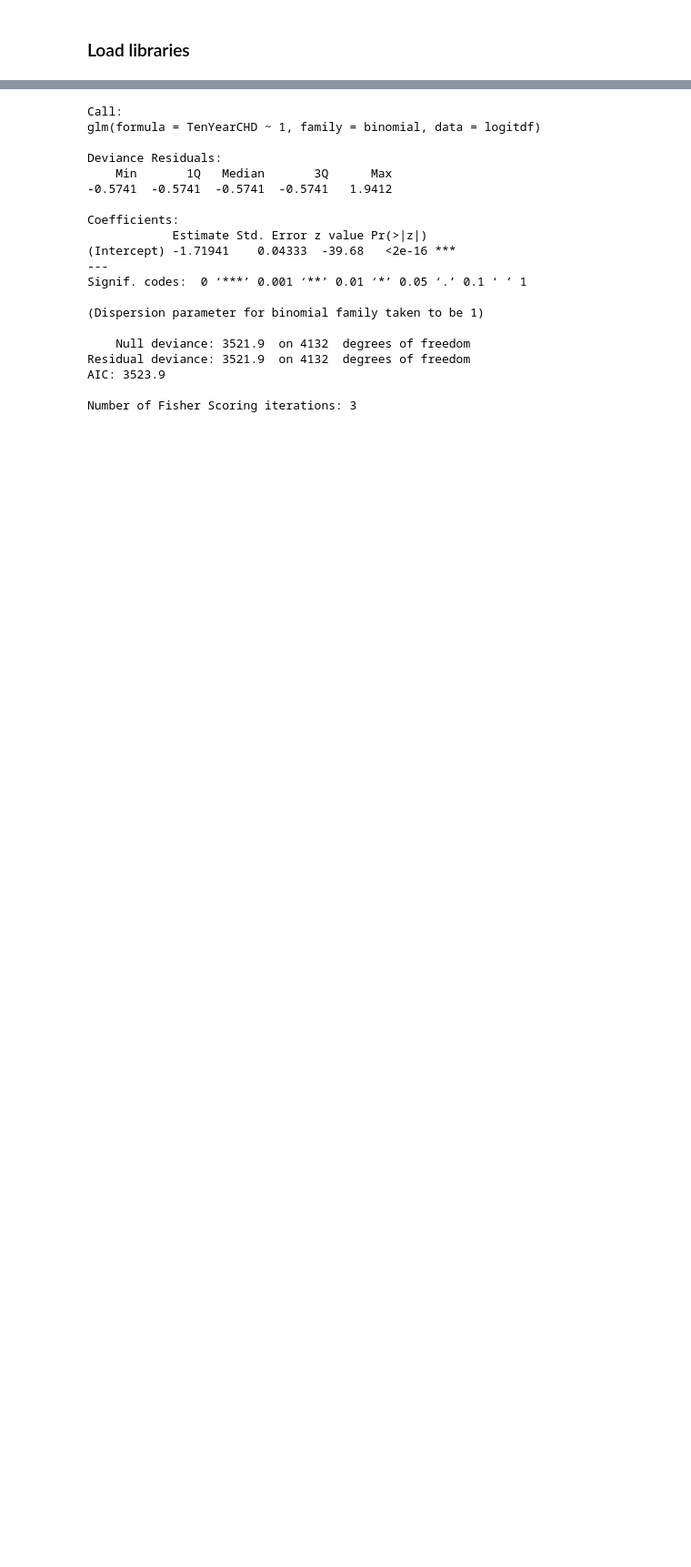
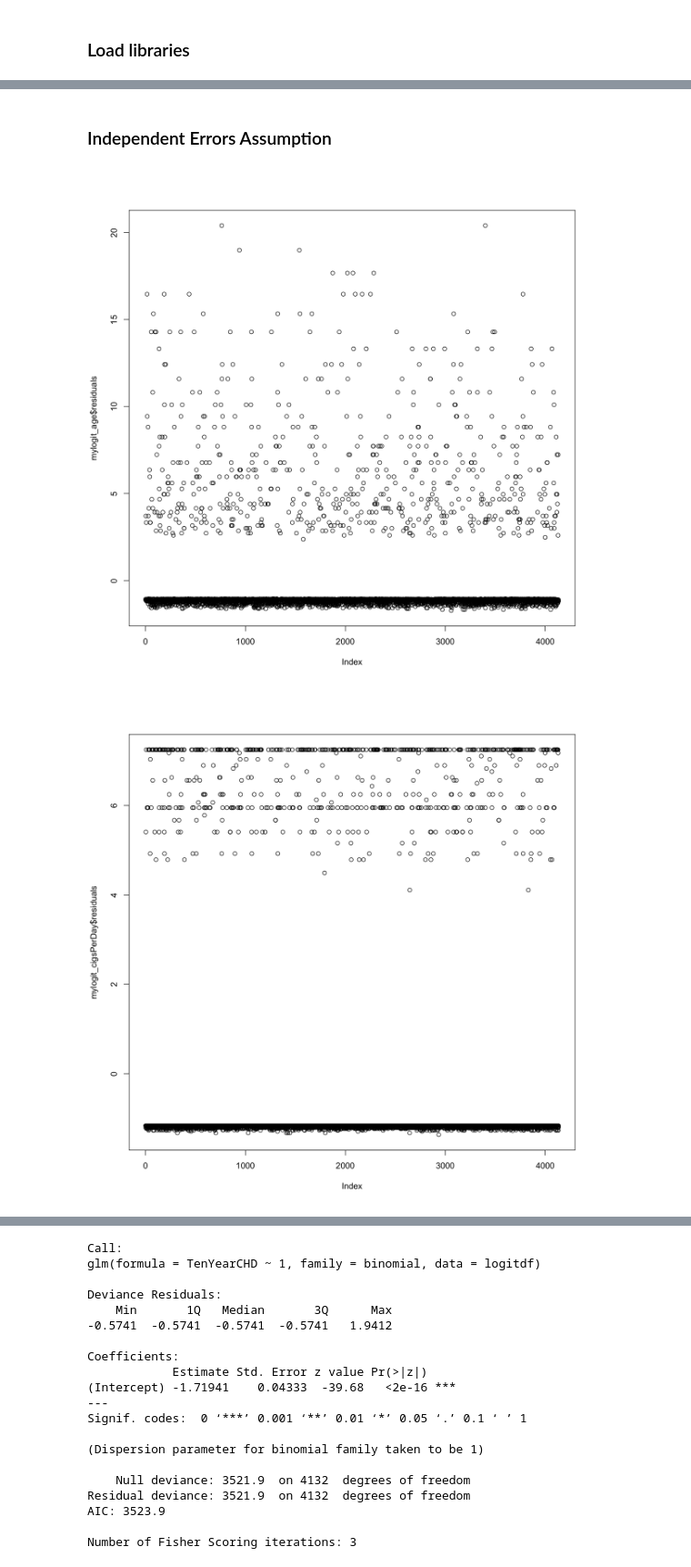
Before and after one commit to sccatalina/FinalProject, a Jupyter notebook: FraminghamK.R.ipynb, the cells around one changed output, grey strips where cells are left out. Shown at 91% size. Saved outputs shown, nothing was run; the diff lists cells and outputs as text; code cells hidden in the pictures; blank space fills up the shorter version.

Commit message:
Assumptions for logistic regression

```diff
--- a/FraminghamK.R.ipynb
+++ b/FraminghamK.R.ipynb
@@ -307,0 +582,14 @@ logitdf = kgheart[keep]
+# %% [markdown]
+### Independent Errors Assumption
+# %%
+plot(mylogit_age$residuals)
+plot(mylogit_cigsPerDay$residuals)
+plot(mylogit_totChol$residuals)
+plot(mylogit_sysBP$residuals)
+plot(mylogit_diaBP$residuals)
+plot(mylogit_BMI$residuals)
+plot(mylogit_heartRate$residuals)
+plot(mylogit_glucose$residuals)
+# %% [output]
+[figure, added]
+[figure, added]
```
Also changed, not shown: parts of 51 cells of this notebook.
